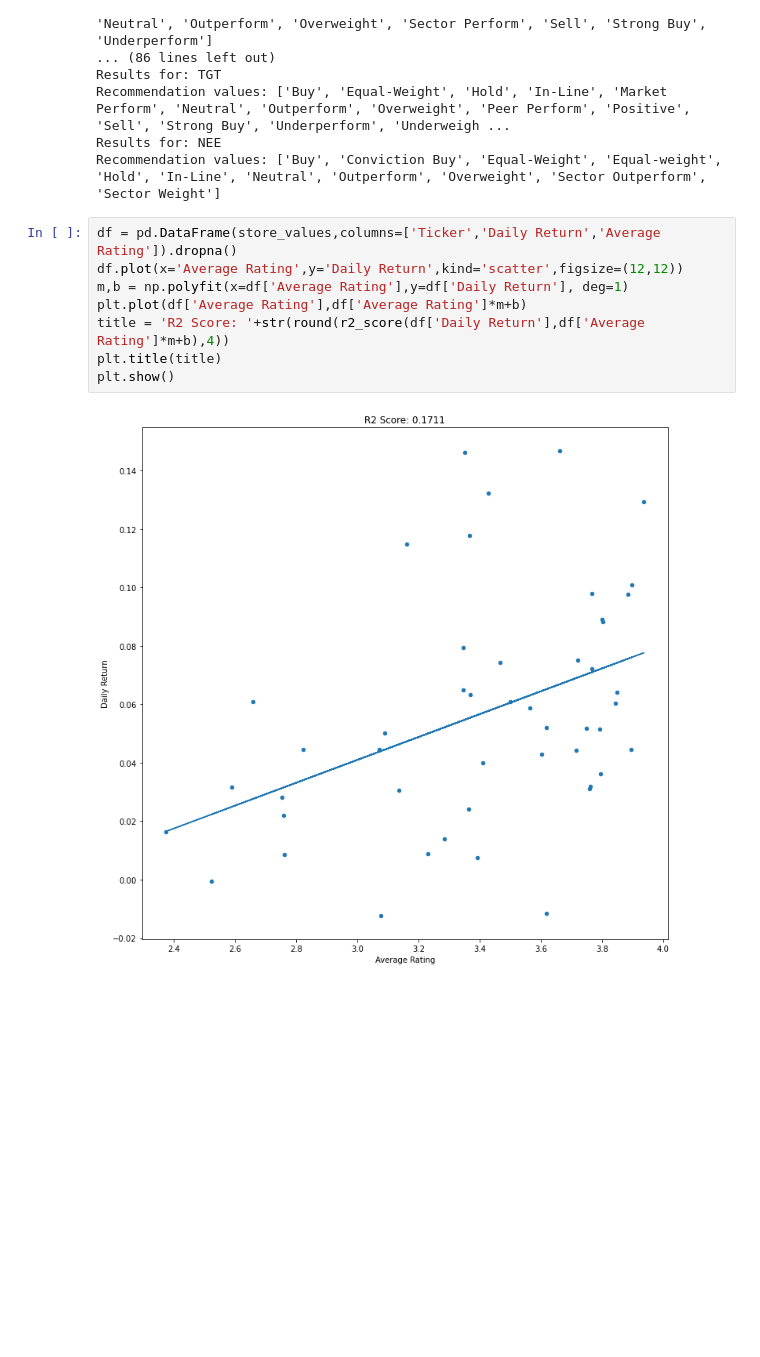
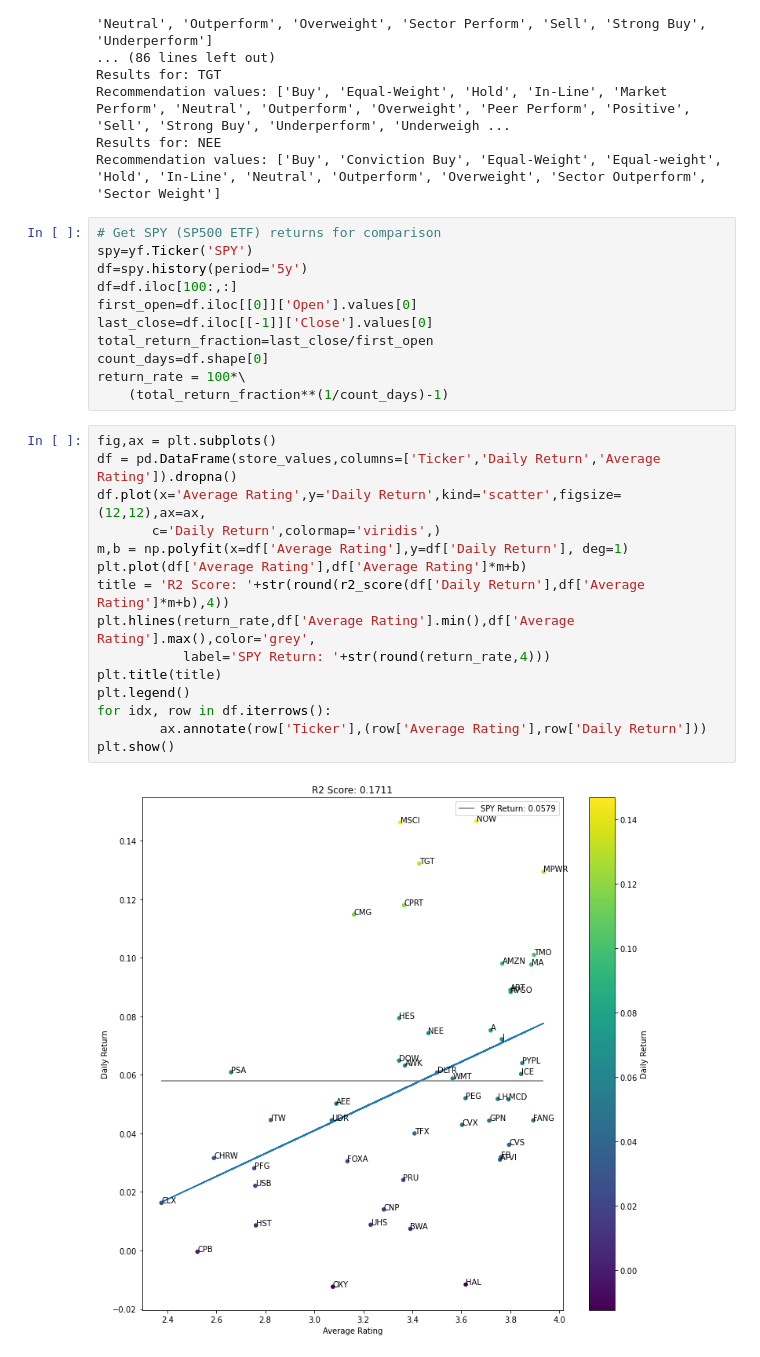
Before and after one commit to ImWesAdams/Stock-Returns-Analysis, a Jupyter notebook: Analyzing Returns for Various Stocks by Analyst Recommendation.ipynb, the cells around one changed output. Saved outputs shown, nothing was run; the diff lists cells and outputs as text; blank space fills up the shorter version.

```diff
--- a/Analyzing Returns for Various Stocks by Analyst Recommendation.ipynb
+++ b/Analyzing Returns for Various Stocks by Analyst Recommendation.ipynb
@@ -141,13 +122,31 @@ Results for: TGT
 Recommendation values: ['Buy', 'Equal-Weight', 'Hold', 'In-Line', 'Market Perform', 'Neutral', 'Outperform', 'Overweight', 'Peer Perform', 'Positive', 'Sell', 'Strong Buy', 'Underperform', 'Underweigh ...
 Results for: NEE
 Recommendation values: ['Buy', 'Conviction Buy', 'Equal-Weight', 'Equal-weight', 'Hold', 'In-Line', 'Neutral', 'Outperform', 'Overweight', 'Sector Outperform', 'Sector Weight']
+# %%
+# Get SPY (SP500 ETF) returns for comparison
+spy=yf.Ticker('SPY')
+df=spy.history(period='5y')
+df=df.iloc[100:,:]
+first_open=df.iloc[[0]]['Open'].values[0]
+last_close=df.iloc[[-1]]['Close'].values[0]
+total_return_fraction=last_close/first_open
+count_days=df.shape[0]
+return_rate = 100*\
+    (total_return_fraction**(1/count_days)-1)
 # %%
+fig,ax = plt.subplots()
 df = pd.DataFrame(store_values,columns=['Ticker','Daily Return','Average Rating']).dropna()
-df.plot(x='Average Rating',y='Daily Return',kind='scatter',figsize=(12,12))
+df.plot(x='Average Rating',y='Daily Return',kind='scatter',figsize=(12,12),ax=ax,
+       c='Daily Return',colormap='viridis',)
 m,b = np.polyfit(x=df['Average Rating'],y=df['Daily Return'], deg=1)
 plt.plot(df['Average Rating'],df['Average Rating']*m+b)
 title = 'R2 Score: '+str(round(r2_score(df['Daily Return'],df['Average Rating']*m+b),4))
+plt.hlines(return_rate,df['Average Rating'].min(),df['Average Rating'].max(),color='grey',
+           label='SPY Return: '+str(round(return_rate,4)))
 plt.title(title)
+plt.legend()
+for idx, row in df.iterrows():
+        ax.annotate(row['Ticker'],(row['Average Rating'],row['Daily Return']))
 plt.show()
 # %% [output]
-[figure, old version]
+[figure, new version]
```
Also changed, not shown: parts of 1 cell of this notebook.
